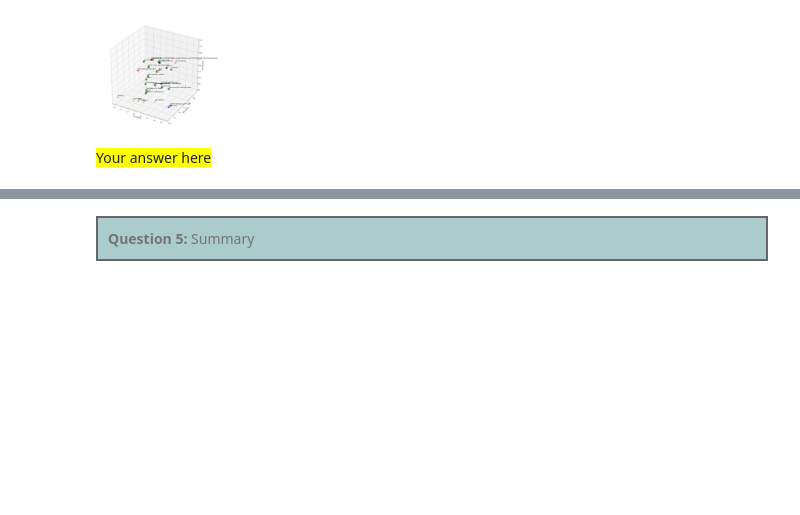
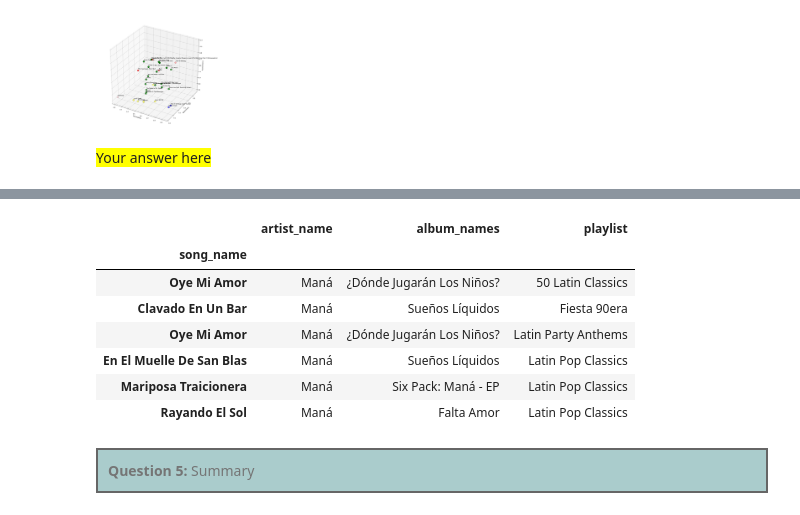
Before and after one commit to edalrami/spotify_clustering, a Jupyter notebook: Project 2.ipynb, the cells around one changed output, grey strips where cells are left out. Cells and saved outputs as stored; diff of their text form; code cells hidden in the pictures; blank space fills up the shorter version.

```diff
--- a/Project 2.ipynb
+++ b/Project 2.ipynb
@@ -675,3 +753,14 @@ Text(0.5, 0, 'Audio Valence')
+# %%
+song_info_df[song_info_df.artist_name == "Maná"]
+# %% [output]
+|  | artist_name | album_names | playlist |
+| song_name |  |  |  |
+| Oye Mi Amor | Maná | ¿Dónde Jugarán Los Niños? | 50 Latin Classics |
+| Clavado En Un Bar | Maná | Sueños Líquidos | Fiesta 90era |
+| Oye Mi Amor | Maná | ¿Dónde Jugarán Los Niños? | Latin Party Anthems |
+| En El Muelle De San Blas | Maná | Sueños Líquidos | Latin Pop Classics |
+| Mariposa Traicionera | Maná | Six Pack: Maná - EP | Latin Pop Classics |
+| Rayando El Sol | Maná | Falta Amor | Latin Pop Classics |
 # %% [markdown]
 <blockquote style="border: 2px solid #666; padding: 10px; background-color: #acc;"><b>Question 5:</b> Summary</blockquote>
 # %% [markdown]
```
Also changed, not shown: parts of 7 cells of this notebook.
